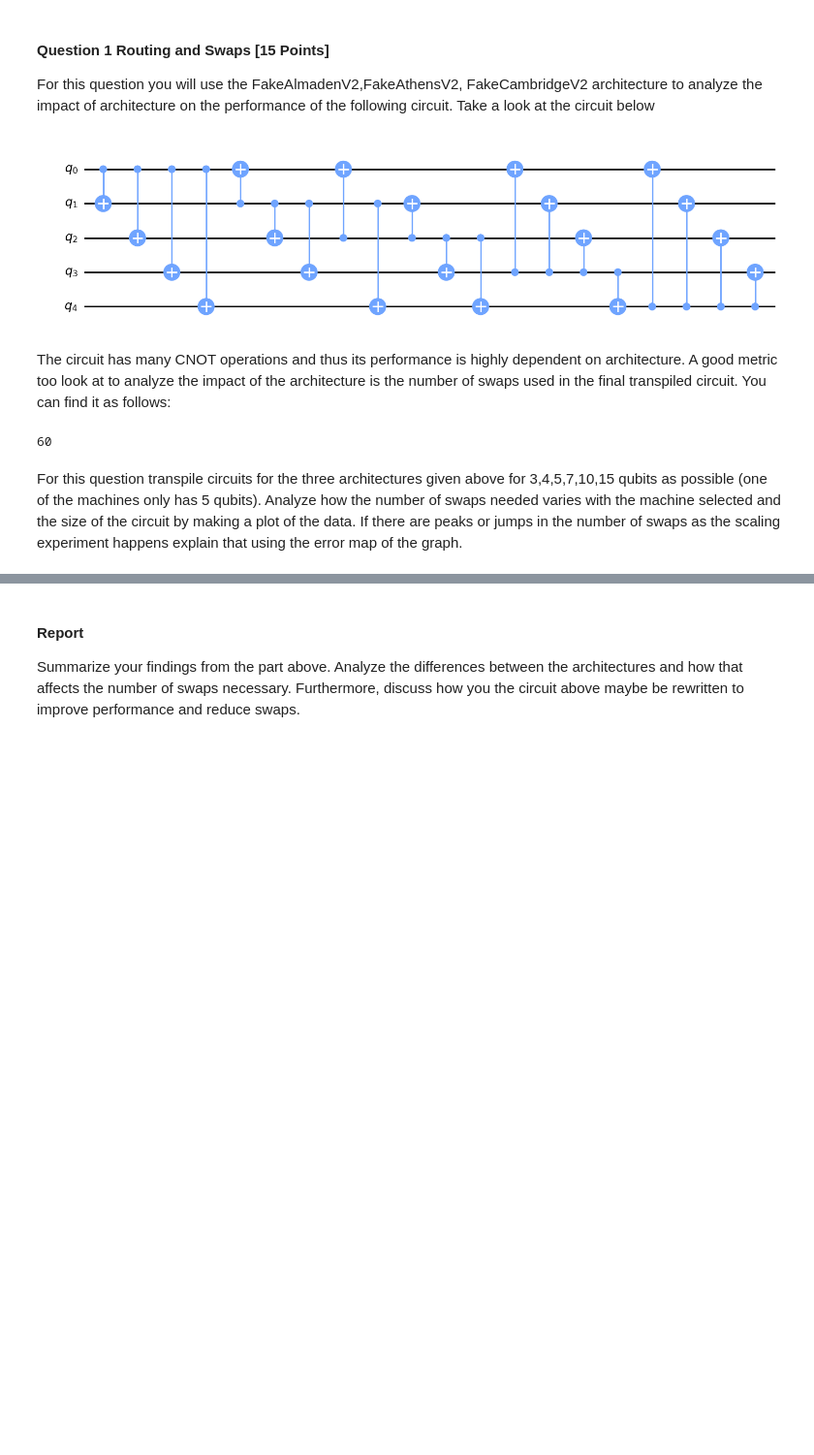
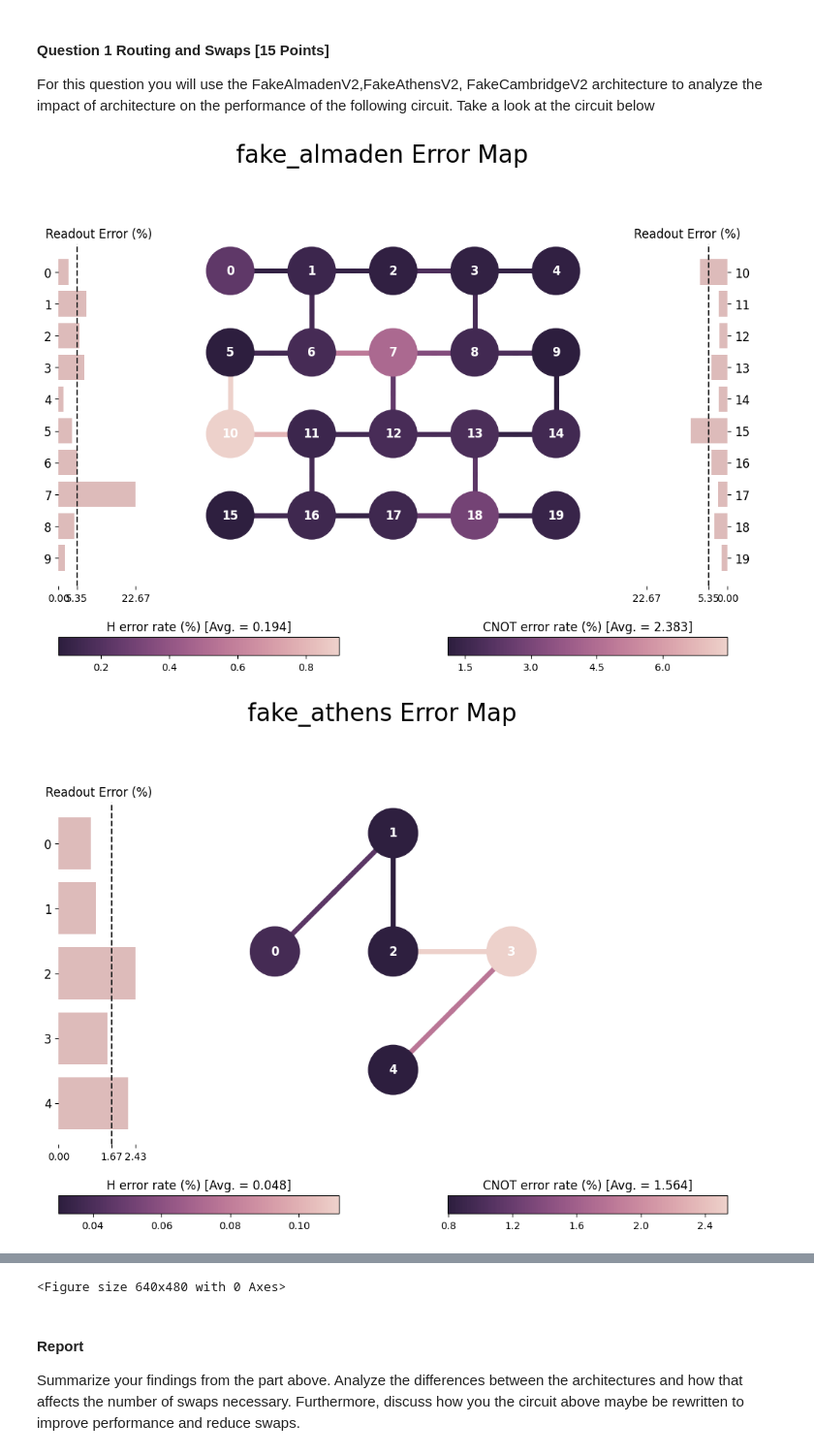
Before and after one commit to 5ayam5/ECE-382V, a Jupyter notebook: Notebooks/Lab1.ipynb, the cells around one changed output, grey strips where cells are left out. Shown: that part at 97% size. Saved outputs shown, nothing was run; the diff lists cells and outputs as text; code cells hidden in the pictures; blank space fills up the shorter version.

```diff
--- a/Notebooks/Lab1.ipynb
+++ b/Notebooks/Lab1.ipynb
@@ -300,7 +265,0 @@ The code below generates the coupling map for an architecture. Note that the cou
-# %%
-from qiskit import QuantumCircuit, execute, IBMQ
-from qiskit.visualization import plot_error_map
-import rustworkx as rx
-
-device_backend = FakeAthensV2()
-rx.visualization.mpl_draw(device_backend.coupling_map.graph)
@@ -317,25 +266,36 @@ plot_error_map(device_backend)
 # %% [markdown]
 #### Question 1 Routing and Swaps [15 Points]
 For this question you will use the FakeAlmadenV2,FakeAthensV2, FakeCambridgeV2 architecture to analyze the impact of architecture on the performance of the following circuit. Take a look at the circuit below
+# %%
+routing_backends = [FakeAlmadenV2, FakeAthensV2, FakeCambridgeV2]
+Num_qubits = {3: 3, 4: 4, 5: 5, 7: 7, 10: 10, 15: 15}
 # %%
 def generate_complex(n):
     qc_complex = QuantumCircuit(n)
-    for i in range(5):
-        for j in range(5):
-            if i!=j:
-                qc_complex.cx(i,j)
+    for i in range(n):
+        for j in range(n):
+            if i != j:
+                qc_complex.cx(i, j)
     return qc_complex
-generate_complex(5).draw('mpl')
+
+
+def routing(backend):
+    num_ops = dict()
+    device_backend = backend()
+    fig = plot_error_map(device_backend)
+    display(fig)
+    fig.savefig(f"Lab1/errormap_{backend.__name__}.png")
+    backend_simulator = AerSimulator.from_backend(device_backend)
+    try:
+        for num_qubits in Num_qubits:
+            qc_complex = generate_complex(num_qubits)
+            qc_complex_transpiled = transpile(qc_complex, backend_simulator)
+            num_ops[num_qubits] = qc_complex_transpiled.count_ops()['cx']
+    except Exception as e:
+        pass
+    return num_ops
-# %% [output]
-[figure, removed]
-# %% [markdown]
-The circuit has many CNOT operations and thus its performance is highly dependent on architecture. A good metric too look at to analyze the impact of the architecture is the number of swaps used in the final transpiled circuit. You can find it as follows:
-# %%
-backend_simulator = AerSimulator.from_backend(device_backend)
-transpiled_circuit = transpile(generate_complex(5), backend_simulator)
-# Count the number of 'cx' gates (swaps)
-print(transpiled_circuit.count_ops()['cx'])
-# %% [output]
-60
-# %% [markdown]
-For this question transpile circuits for the three architectures given above for 3,4,5,7,10,15 qubits as possible (one of the machines only has 5 qubits). Analyze how the number of swaps needed varies with the machine selected and the size of the circuit by making a plot of the data. If there are peaks or jumps in the number of swaps as the scaling experiment happens explain that using the error map of the graph.
+# %%
+make_plots(routing_backends, routing, "Backend", Num_qubits, "Number of Qubits", "Number of CNOTs")
+# %% [output]
+[figure, added]
+[figure, added]
@@ -342,3 +303,4 @@ For this question transpile circuits for the three architectures given above for
+<Figure size 640x480 with 0 Axes>
 # %% [markdown]
 #### Report
 Summarize your findings from the part above. Analyze the differences between the architectures and how that affects the number of swaps necessary. Furthermore, discuss how you the circuit above maybe be rewritten to improve performance and reduce swaps.
```
Also changed, not shown: parts of 47 cells of this notebook, 46 other files.
